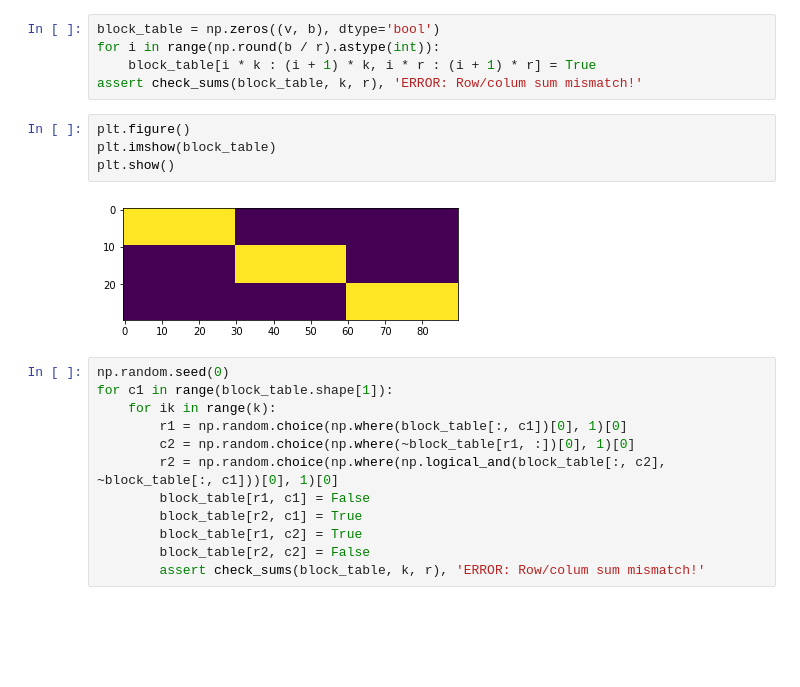
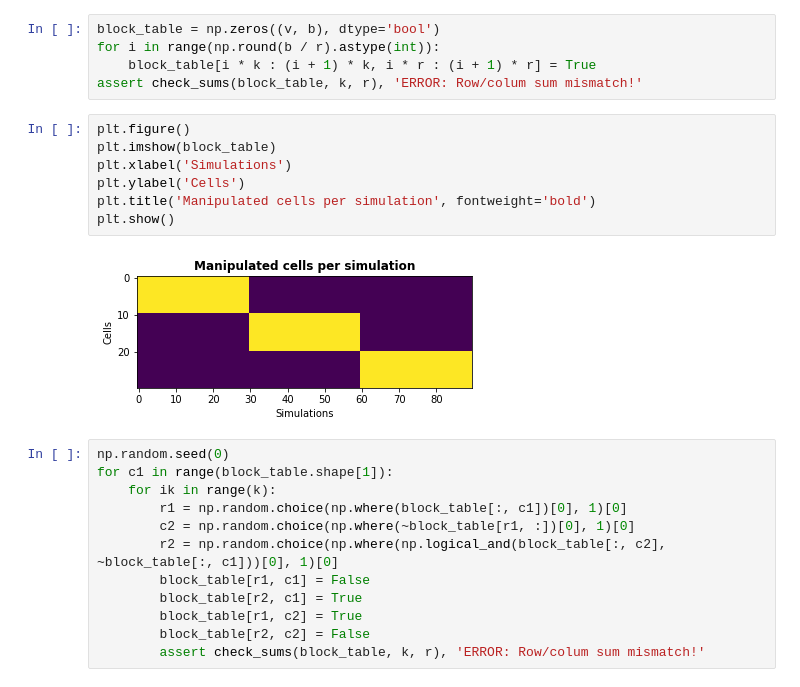
Before and after one commit to BlueBrain/o1v5-workflows, a Jupyter notebook: blob_stim_replication/notebooks/prepare_high_dim_source_disconn.ipynb, the cells around one changed output. Cells and saved outputs as stored; diff of their text form; blank space fills up the shorter version.

```diff
--- a/blob_stim_replication/notebooks/prepare_high_dim_source_disconn.ipynb
+++ b/blob_stim_replication/notebooks/prepare_high_dim_source_disconn.ipynb
@@ -233,9 +233,12 @@ assert check_sums(block_table, k, r), 'ERROR: Row/colum sum mismatch!'
 # %%
 plt.figure()
 plt.imshow(block_table)
+plt.xlabel('Simulations')
+plt.ylabel('Cells')
+plt.title('Manipulated cells per simulation', fontweight='bold')
 plt.show()
 # %% [output]
-[figure, old version]
+[figure, new version]
 # %%
 np.random.seed(0)
 for c1 in range(block_table.shape[1]):
```
Also changed, not shown: parts of 1 cell of this notebook.
